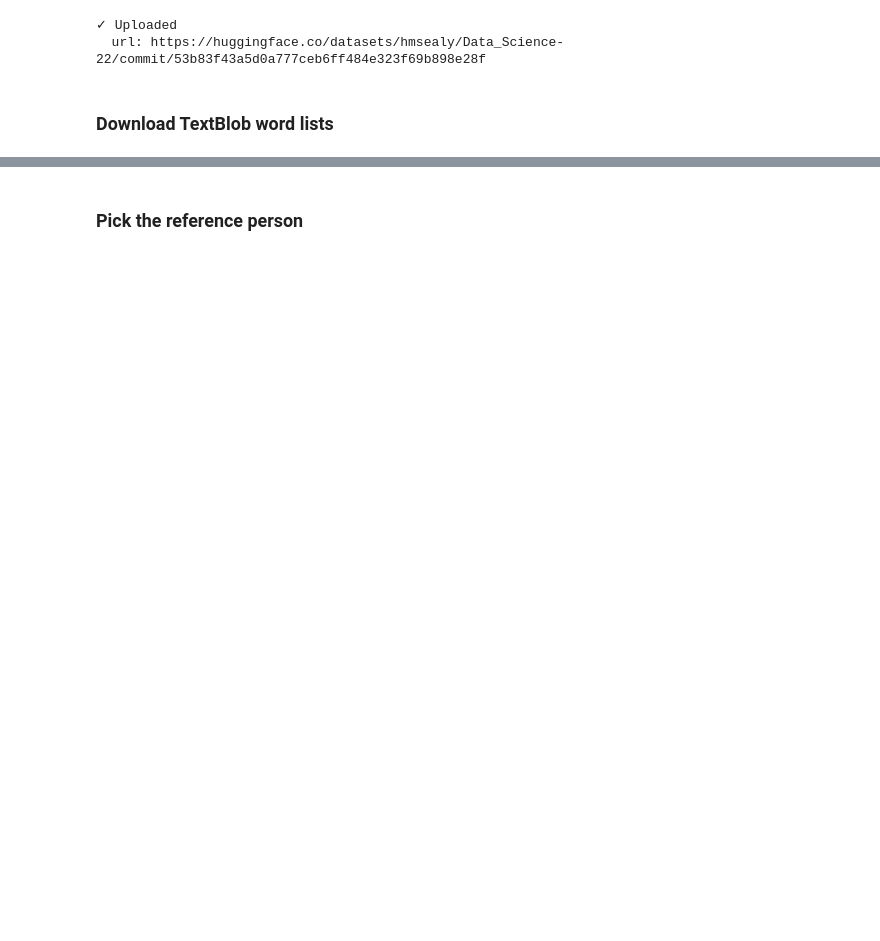
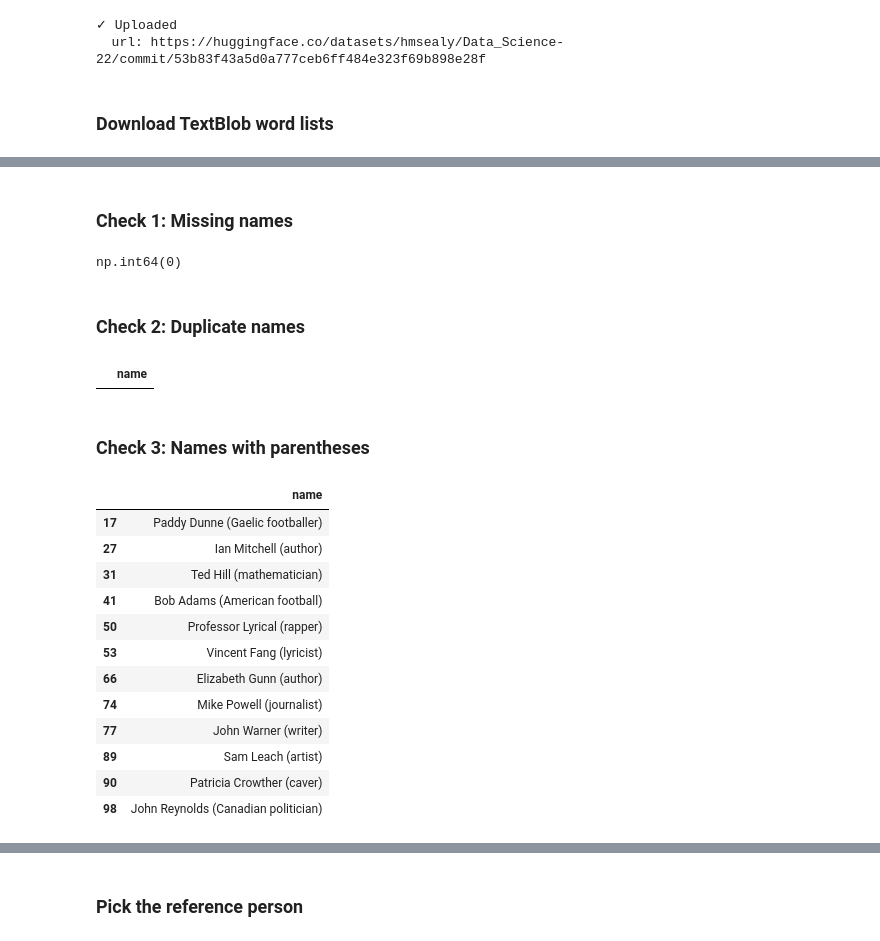
Before and after one commit to hmsealy/Data-Science-Portfolio-C22-, a Jupyter notebook: Modules/Module_5_NLP_and_Clustering/Projects/Instructions/Project.5-NLP/Pass-04.ipynb, the cells around one changed output, grey strips where cells are left out. Cells and saved outputs as stored; diff of their text form; code cells hidden in the pictures; blank space fills up the shorter version.

```diff
--- a/Modules/Module_5_NLP_and_Clustering/Projects/Instructions/Project.5-NLP/Pass-04.ipynb
+++ b/Modules/Module_5_NLP_and_Clustering/Projects/Instructions/Project.5-NLP/Pass-04.ipynb
@@ -151,0 +153,34 @@ df.shape
+# %% [markdown]
+### Check 1: Missing names
+# %%
+# How many rows have no name at all? We want 0.
+df["name"].isna().sum()
+# %% [output]
+np.int64(0)
+# %% [markdown]
+### Check 2: Duplicate names
+# %%
+# keep=False shows EVERY copy of a repeated name, not just the second one
+df[df["name"].duplicated(keep=False)][["name"]]
+# %% [output]
+|  | name |
+# %% [markdown]
+### Check 3: Names with parentheses
+# %%
+# Wikipedia adds (job) to tell apart people with the same name, e.g. "Paddy Dunne (Gaelic footballer)"
+# regex=False means "(" is just a normal character here
+df[df["name"].str.contains("(", regex=False)][["name"]]
+# %% [output]
+|  | name |
+| 17 | Paddy Dunne (Gaelic footballer) |
+| 27 | Ian Mitchell (author) |
+| 31 | Ted Hill (mathematician) |
+| 41 | Bob Adams (American football) |
+| 50 | Professor Lyrical (rapper) |
+| 53 | Vincent Fang (lyricist) |
+| 66 | Elizabeth Gunn (author) |
+| 74 | Mike Powell (journalist) |
+| 77 | John Warner (writer) |
+| 89 | Sam Leach (artist) |
+| 90 | Patricia Crowther (caver) |
+| 98 | John Reynolds (Canadian politician) |
```
Also changed, not shown: parts of 58 cells of this notebook.
